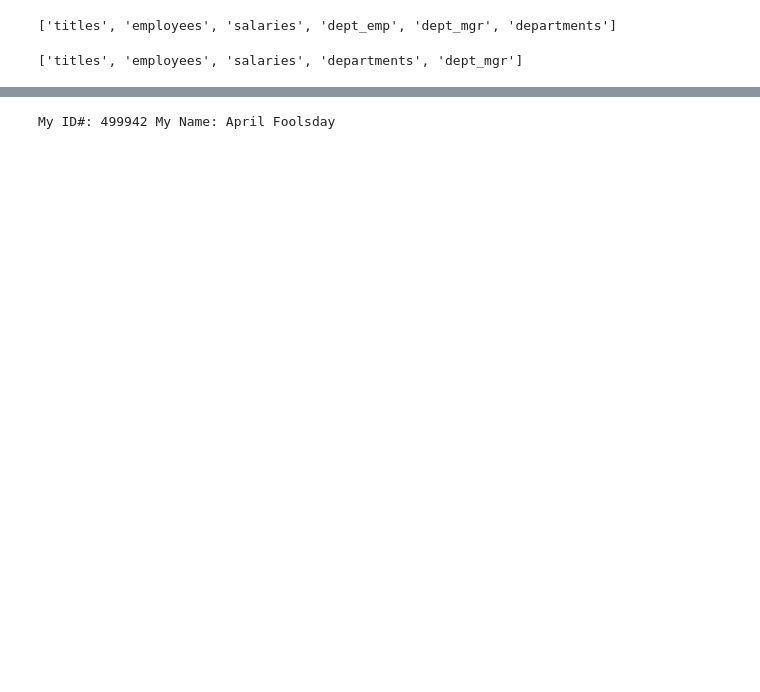
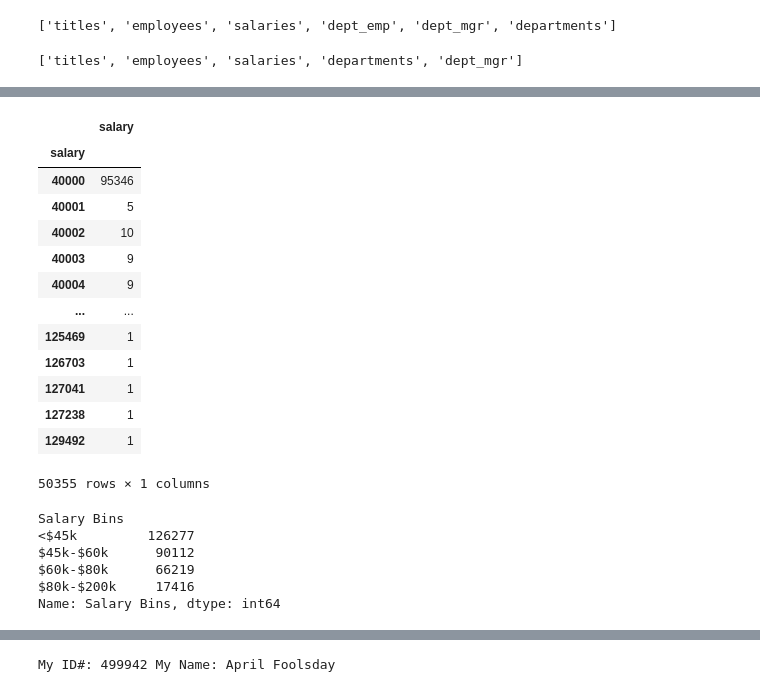
Before and after one commit to pulliam-chris/SQL-Employee-Challenge, a Jupyter notebook: SQL_Alchemy.ipynb, the cells around one changed output, grey strips where cells are left out. Cells and saved outputs as stored; diff of their text form; code cells hidden in the pictures; blank space fills up the shorter version.

```diff
--- a/SQL_Alchemy.ipynb
+++ b/SQL_Alchemy.ipynb
@@ -127,0 +114,63 @@ salary_plot
+# %%
+# Create a histogram to visualize the most common salary ranges for employees.
+# Bins are (0, 30000),(30001, 45000), (45001, 55000), (55001,80000).
+salary_bins = [0, 30000, 45000, 55000, 80000, 200000]
+
+# Create the names for the five bins
+salary_group_names = ["<$30k", "$30k-$45k", "$45k-$55k", "$55k-$80k", "$80k-$200k"]
+
+#Use data frame from school summary cell for budget breakdown
+salary_bins_df = df
+salary_bins_df = salary_bins_df.astype({'salary': 'int64'})
+
+#Set bins
+salary_bins_df["Salary Bins"] = pd.cut(salary_bins_df['salary'], salary_bins, labels=salary_group_names, include_lowest=True)
+#Group by new bin column
+salary_bins_df = salary_bins_df.groupby(['salary'])
+
+#Use mean function to calculate averages required columns
+#bybudget_summary_df[["Average Math Score", "Average Reading Score", "% Passing Math", "% Passing Reading", "% Overall Passing"]].mean()
+salary_bins_df[['salary']].count()
+# %% [output]
+|  | salary |
+| salary |  |
+| 40000 | 95346 |
+| 40001 | 5 |
+| 40002 | 10 |
+| 40003 | 9 |
+| 40004 | 9 |
+| ... | ... |
+| 125469 | 1 |
+| 126703 | 1 |
+| 127041 | 1 |
+| 127238 | 1 |
+| 129492 | 1 |
+50355 rows × 1 columns
+# %%
+# Create a histogram to visualize the most common salary ranges for employees.
+
+# Bins are (0, 45000),(45001, 60000), (60001, 80000), (80001,200000)).
+salary_bins = [0, 45000, 60000, 80000, 200000]
+
+# Create the names for the five bins
+salary_group_names = ["<$45k", "$45k-$60k", "$60k-$80k", "$80k-$200k"]
+
+#Use data frame from school summary cell for budget breakdown
+salary_bins_df = df
+salary_bins_df = salary_bins_df.astype({'salary': 'int64'})
+
+#Set bins
+salary_bins_df['Salary Bins'] = pd.cut(salary_bins_df['salary'], salary_bins, labels=salary_group_names, include_lowest=True)
+#Group by new bin column
+salary_bins_df = salary_bins_df.groupby(['Salary Bins'])
+
+#Use count function to calculate bin values
+salary_bins_df['Salary Bins'].count()
+#bins
+# %% [output]
+Salary Bins
+<$45k         126277
+$45k-$60k      90112
+$60k-$80k      66219
+$80k-$200k     17416
+Name: Salary Bins, dtype: int64
```
Also changed, not shown: parts of 8 cells of this notebook.
